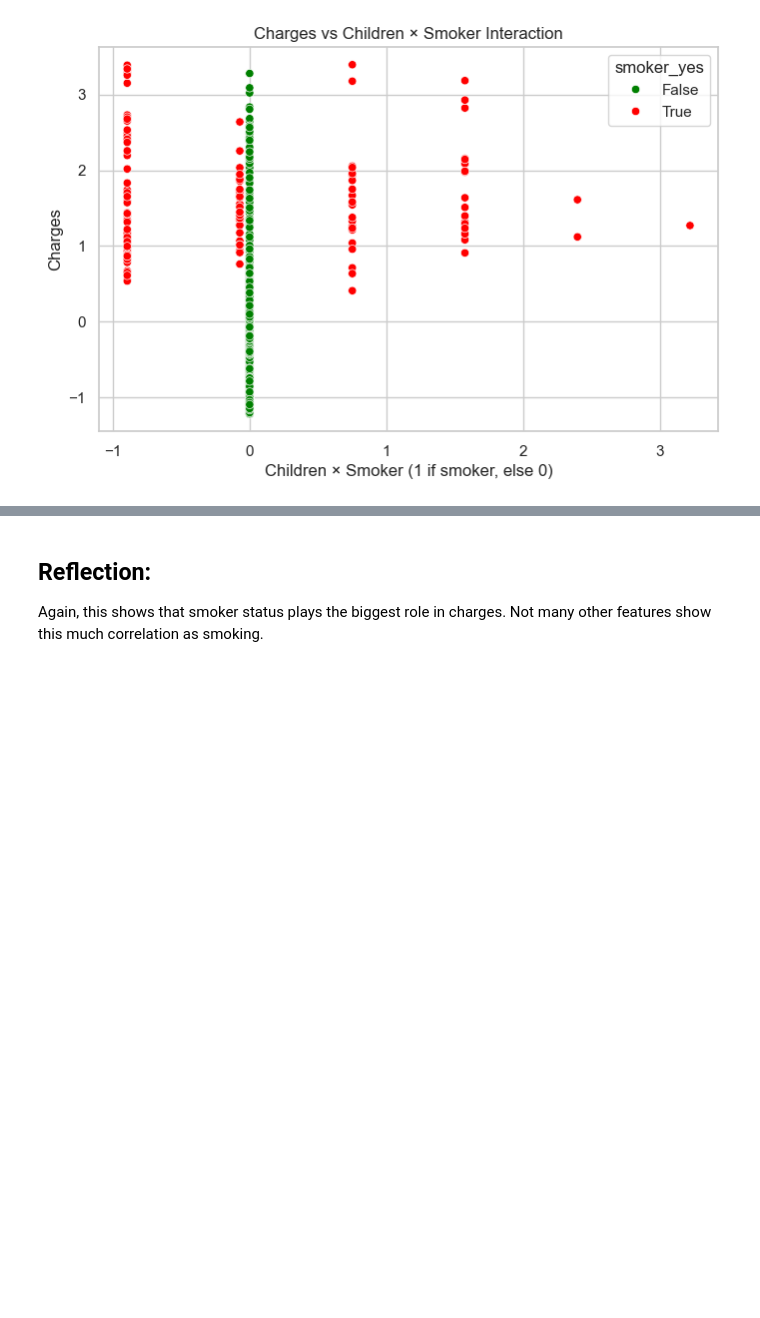
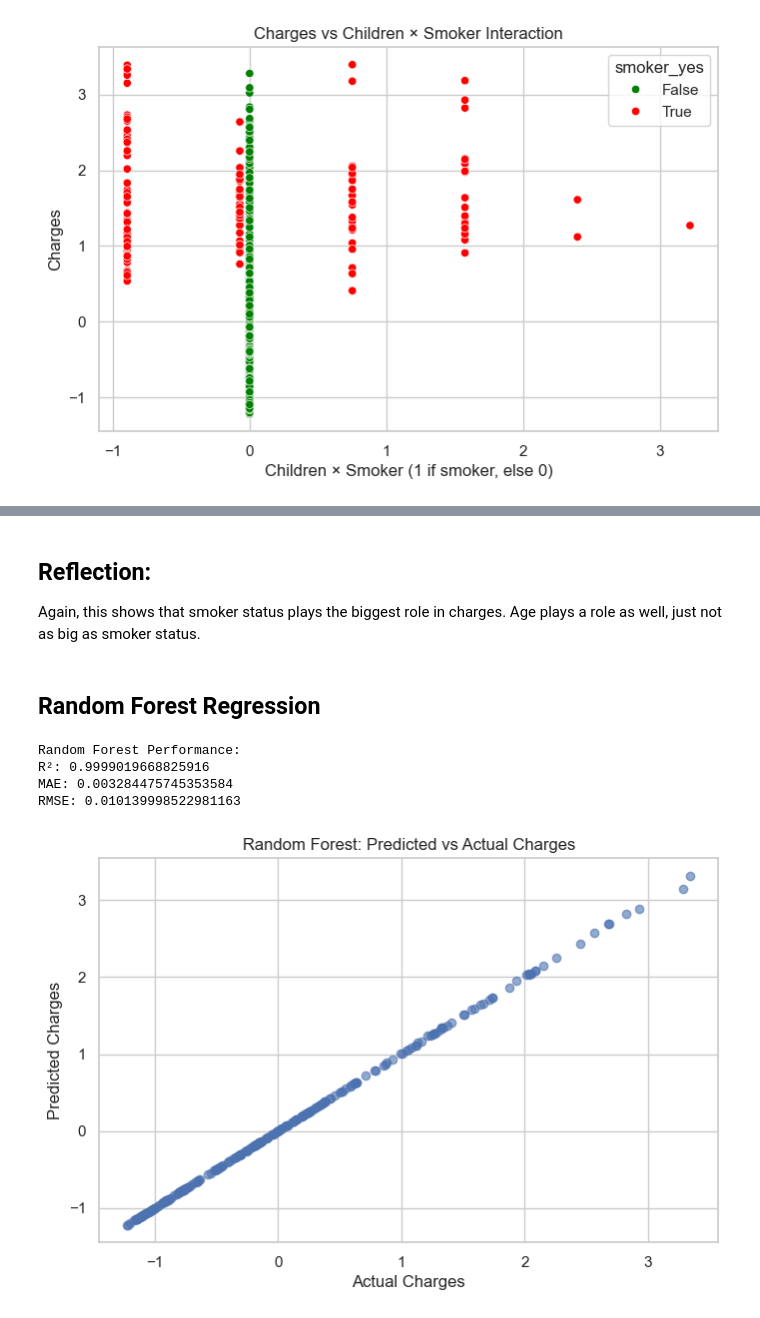
Before and after one commit to LFoster03/ml_regression_foster, a Jupyter notebook: regression_foster.ipynb, the cells around one changed output, grey strips where cells are left out. Drawn from its saved outputs; the diff is of its cells as text; code cells hidden in the pictures; blank space fills up the shorter version.

```diff
--- a/regression_foster.ipynb
+++ b/regression_foster.ipynb
@@ -885,3 +912,40 @@ Passing `palette` without assigning `hue` is deprecated and will be removed in v
 # %% [markdown]
 ## Reflection:
-Again, this shows that smoker status plays the biggest role in charges. Not many other features show this much correlation as smoking.
+Again, this shows that smoker status plays the biggest role in charges. Age plays a role as well, just not as big as smoker status.
+# %% [markdown]
+## Random Forest Regression
+# %%
+from sklearn.ensemble import RandomForestRegressor
+from sklearn.metrics import mean_absolute_error, mean_squared_error, r2_score
+import numpy as np
+
+# Assuming you already have X_train, X_test, y_train, y_test
+rf_model = RandomForestRegressor(n_estimators=100, random_state=42)
+rf_model.fit(X_train, y_train)
+
+y_pred_rf = rf_model.predict(X_test)
+
+# Evaluate performance
+r2 = r2_score(y_test, y_pred_rf)
+mae = mean_absolute_error(y_test, y_pred_rf)
+rmse = np.sqrt(mean_squared_error(y_test, y_pred_rf))
+
+print("Random Forest Performance:")
+print("R²:", r2)
+print("MAE:", mae)
+print("RMSE:", rmse)
+
+# Optional: Predicted vs Actual Plot
+import matplotlib.pyplot as plt
+plt.figure(figsize=(8,5))
+plt.scatter(y_test, y_pred_rf, alpha=0.6)
+plt.xlabel("Actual Charges")
+plt.ylabel("Predicted Charges")
+plt.title("Random Forest: Predicted vs Actual Charges")
+plt.show()
+# %% [output]
+Random Forest Performance:
+R²: 0.9999019668825916
+MAE: 0.003284475745353584
+RMSE: 0.010139998522981163
+[figure, added]
```
Also changed, not shown: parts of 6 cells of this notebook, 1 other file.
